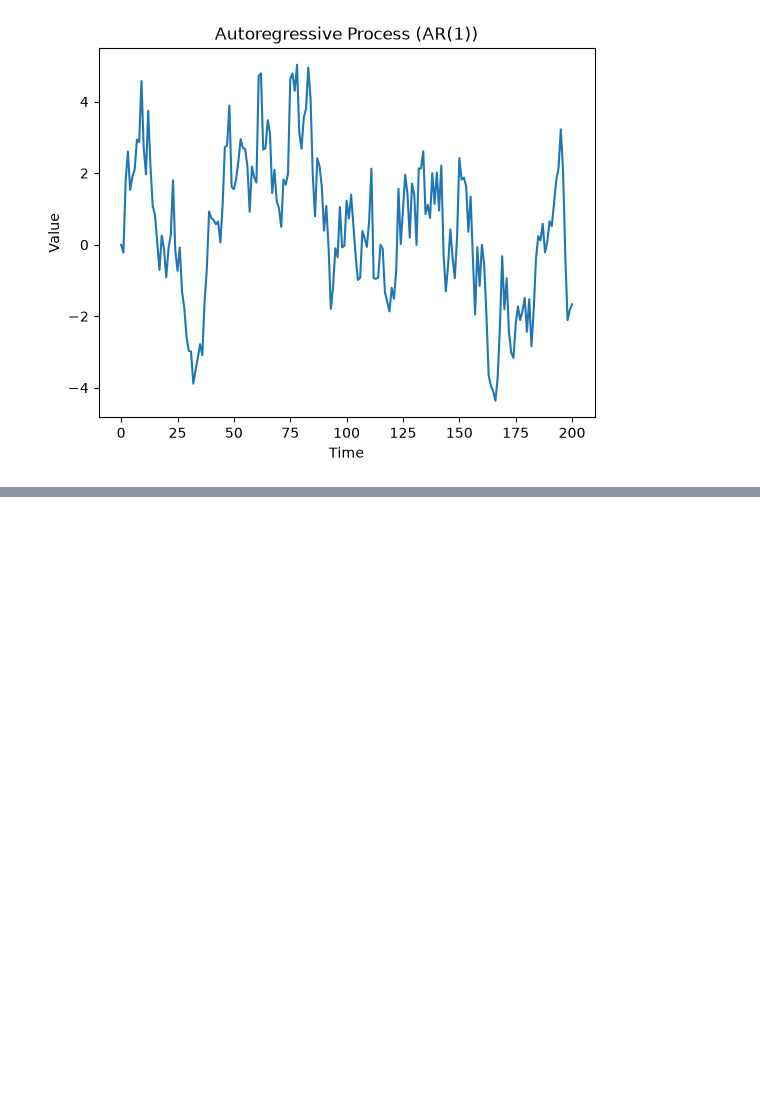
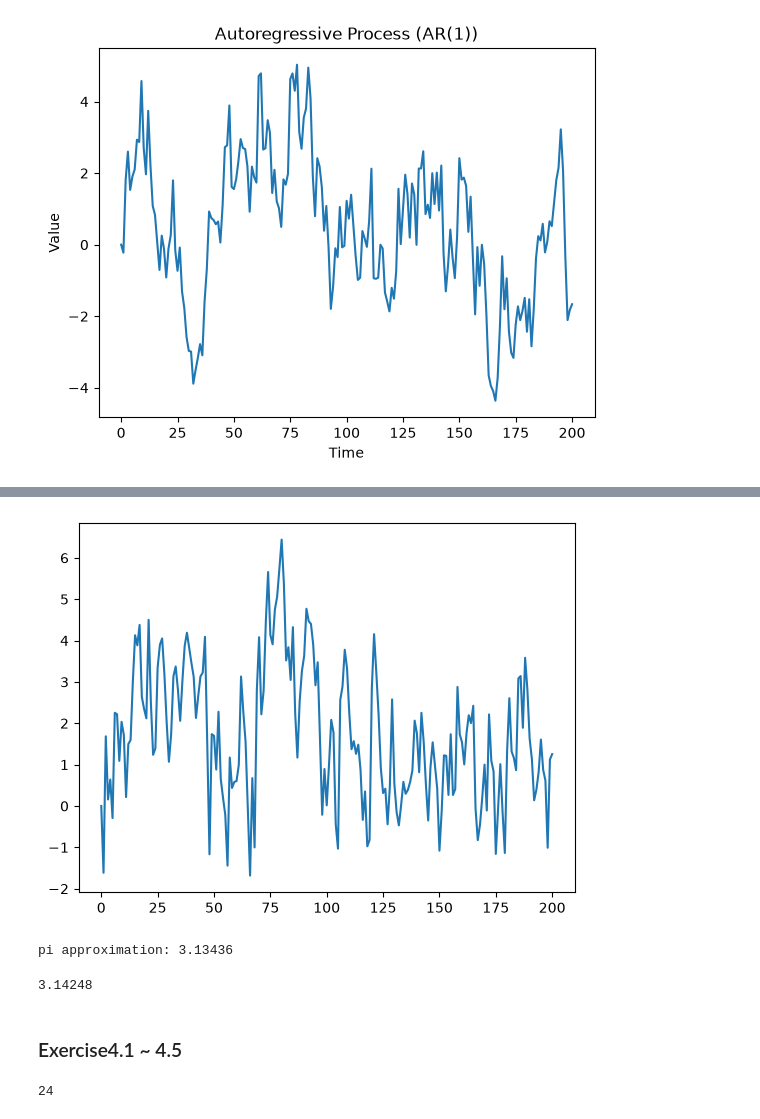
Before and after one commit to IkutoYoshioka/Macroeconomics, a Jupyter notebook: projects/QuantEcon/python.ipynb, the cells around one changed output, grey strips where cells are left out. Saved outputs shown, nothing was run; the diff lists cells and outputs as text; code cells hidden in the pictures; blank space fills up the shorter version.

```diff
--- a/projects/QuantEcon/python.ipynb
+++ b/projects/QuantEcon/python.ipynb
@@ -38,0 +61,74 @@ plt.show()
+# %%
+import numpy as np
+import matplotlib.pyplot as plt
+
+T = 200
+alpha = 0.9
+x = np.empty(T+1)
+x[0] = 0
+
+for t in range(T):
+    if x[t] >= 0:
+        x[t+1] = alpha * x[t] + np.random.standard_normal()
+    else:
+        x[t+1] = alpha * (-x[t]) + np.random.standard_normal()
+
+plt.plot(x)
+plt.show()
+# %% [output]
+[figure, added]
+# %%
+import numpy as np
+
+N = 100000
+x = np.empty(N+1)
+y = np.empty(N+1)
+x[0] = 0
+y[0] = 0
+
+for n in range(N):
+    x[n] = np.random.uniform(-1, 1)
+    y[n] = np.random.uniform(-1, 1)
+
+
+'''
+The summation of [-1,1]^2 is equal to 4, and the area of the unit circle is pi.
+Then pi/4 is equal to the probability of the points falling inside the unit circle.
+Therefore, pi/4 = (number of points inside the unit circle) / N holds
+'''
+p = np.sum(x**2 + y**2 <= 1) / N * 4
+
+print(f'pi approximation: {p}')
+# %% [output]
+pi approximation: 3.13436
+# %%
+# Another solution
+
+N = 100000
+
+count = 0
+for i in range(N):
+    u,v = np.random.uniform(), np.random.uniform()
+    d = np.sqrt((u - 0.5)**2 + (v - 0.5)**2)
+    if d <= 0.5:
+        count += 1
+
+area_estimate = count / N
+
+print(area_estimate * 4)
+# %% [output]
+3.14248
+# %% [markdown]
+### Exercise4.1 ~ 4.5
+# %%
+# 4.1
+
+def factorial(n):
+    if n == 0:
+        return 1
+    else:
+        return n * factorial(n-1)
+
+factorial(4)
+# %% [output]
+24
```
Also changed, not shown: parts of 10 cells of this notebook.
